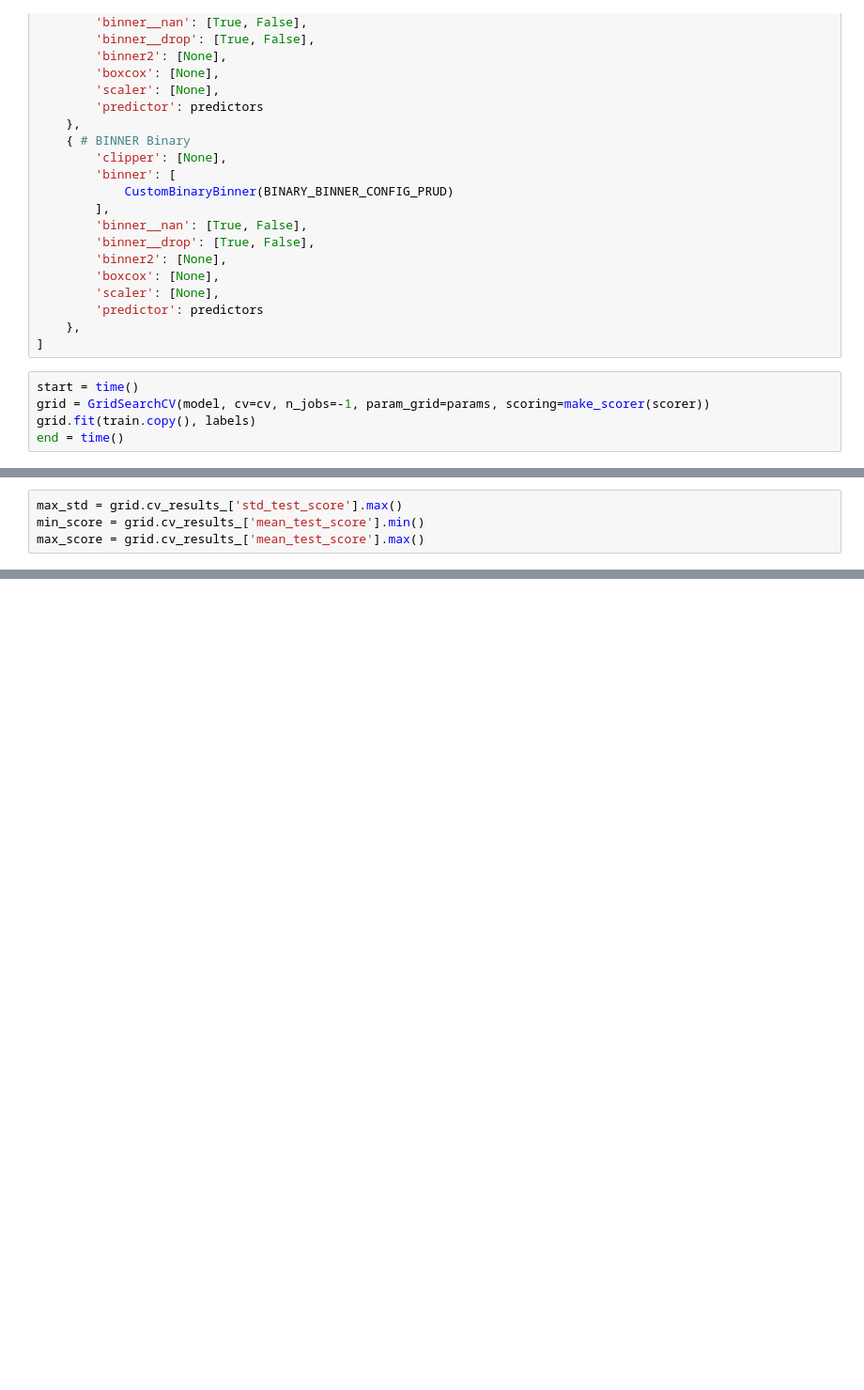
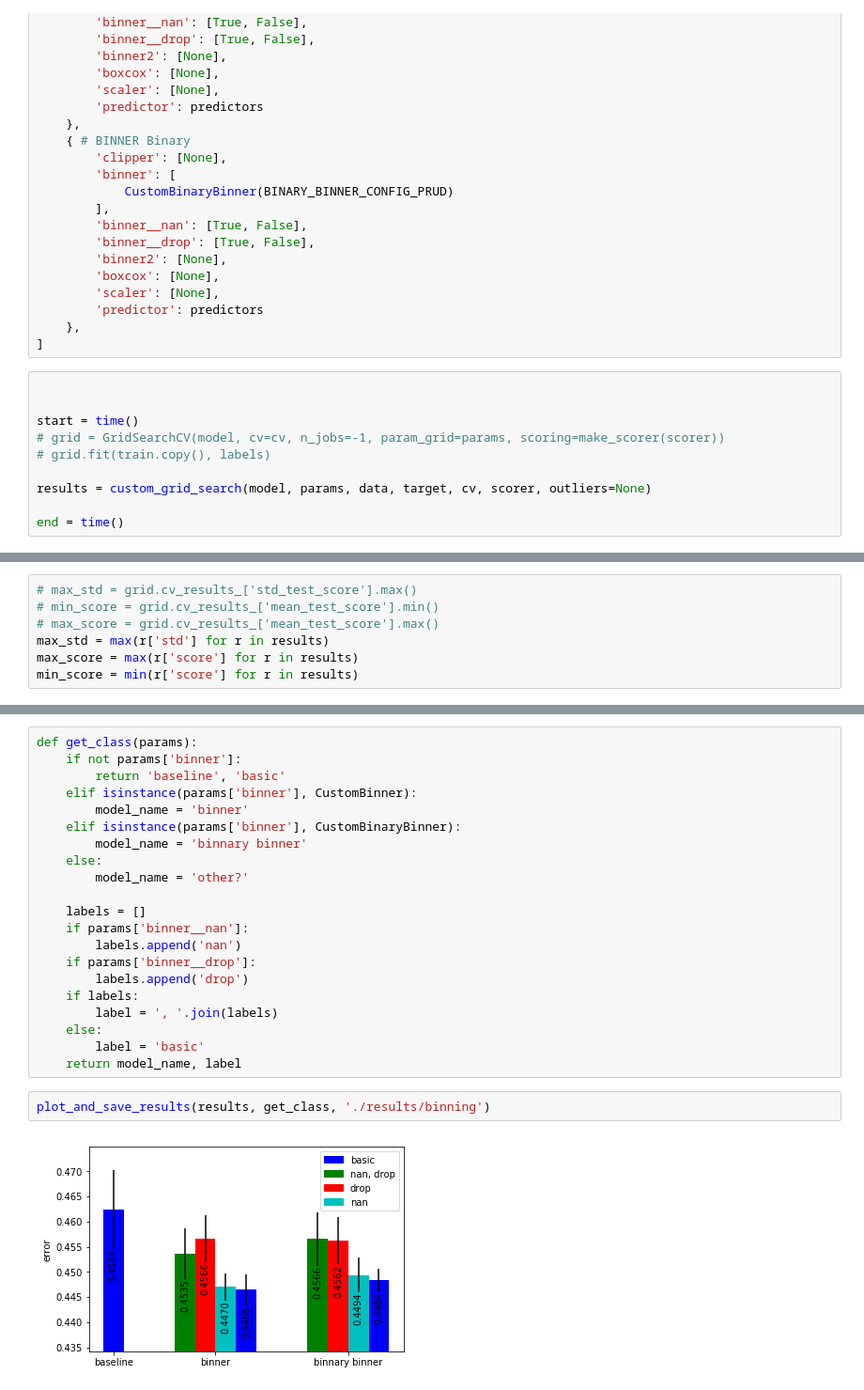
Before and after one commit to jlatko/preprocessing_tools_analysis, a Jupyter notebook: notebooks/custom_grid_search.ipynb, the cells around one changed output, grey strips where cells are left out. Shown at 94% size. Saved outputs shown, nothing was run; the diff lists cells and outputs as text; blank space fills up the shorter version.

```diff
--- a/notebooks/custom_grid_search.ipynb
+++ b/notebooks/custom_grid_search.ipynb
@@ -89,9 +90,14 @@ params = [
     },
 ]
 # %%
+
+
 start = time()
-grid = GridSearchCV(model, cv=cv, n_jobs=-1, param_grid=params, scoring=make_scorer(scorer))
-grid.fit(train.copy(), labels)
+# grid = GridSearchCV(model, cv=cv, n_jobs=-1, param_grid=params, scoring=make_scorer(scorer))
+# grid.fit(train.copy(), labels)
+
+results = custom_grid_search(model, params, data, target, cv, scorer, outliers=None)
+
 end = time()
 # %%
 import numpy
@@ -112,8 +118,11 @@ GridSearchCV took 218.70 seconds for 9 candidate parameter settings.
           drop=False, nan=False), 'binner2': None, 'binner__drop': False, 'binner__nan': False, 'boxcox': None, 'clipper': None, 'predictor': LabelsClipper(regressor=LinearRegression(copy_X=True, fit_ ...
 # %%
-max_std = grid.cv_results_['std_test_score'].max()
-min_score = grid.cv_results_['mean_test_score'].min()
-max_score = grid.cv_results_['mean_test_score'].max()
+# max_std = grid.cv_results_['std_test_score'].max()
+# min_score = grid.cv_results_['mean_test_score'].min()
+# max_score = grid.cv_results_['mean_test_score'].max()
+max_std = max(r['std'] for r in results)
+max_score = max(r['score'] for r in results)
+min_score = min(r['score'] for r in results)
 # %%
 data = {'baseline': None, 'binner': {}, 'binary binner': {}}
 for score, std in zip(grid.grid_scores_,grid.cv_results_['std_test_score'] ):
@@ -204,0 +237,25 @@ def plot_results(data, title=None, ylabel='error', save_path=None, ymax=None, ym
+# %%
+def get_class(params):
+    if not params['binner']:
+        return 'baseline', 'basic'
+    elif isinstance(params['binner'], CustomBinner):
+        model_name = 'binner'
+    elif isinstance(params['binner'], CustomBinaryBinner):
+        model_name = 'binnary binner'
+    else:
+        model_name = 'other?'
+
+    labels = []
+    if params['binner__nan']:
+        labels.append('nan')
+    if params['binner__drop']:
+        labels.append('drop')
+    if labels:
+        label = ', '.join(labels)
+    else:
+        label = 'basic'
+    return model_name, label
+# %%
+plot_and_save_results(results, get_class, './results/binning')
+# %% [output]
+[figure, added]
```
Also changed, not shown: parts of 9 cells of this notebook, 38 other files.
